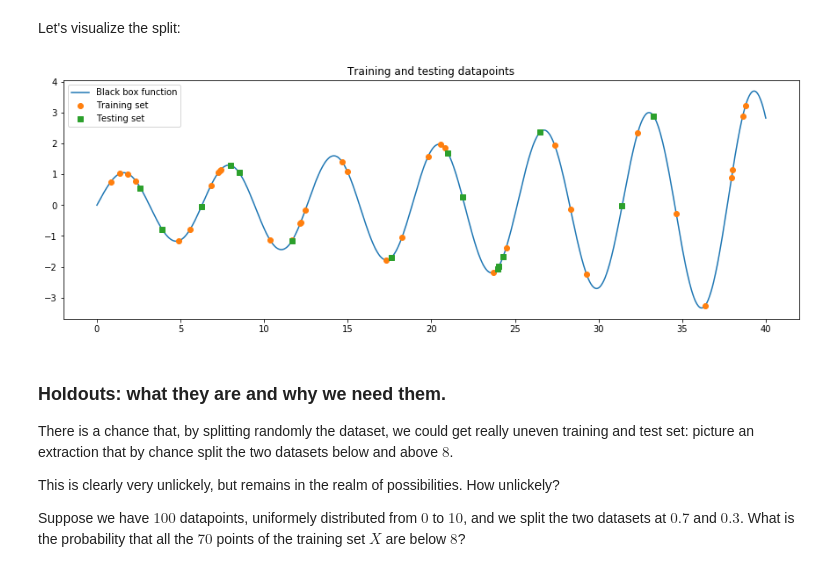
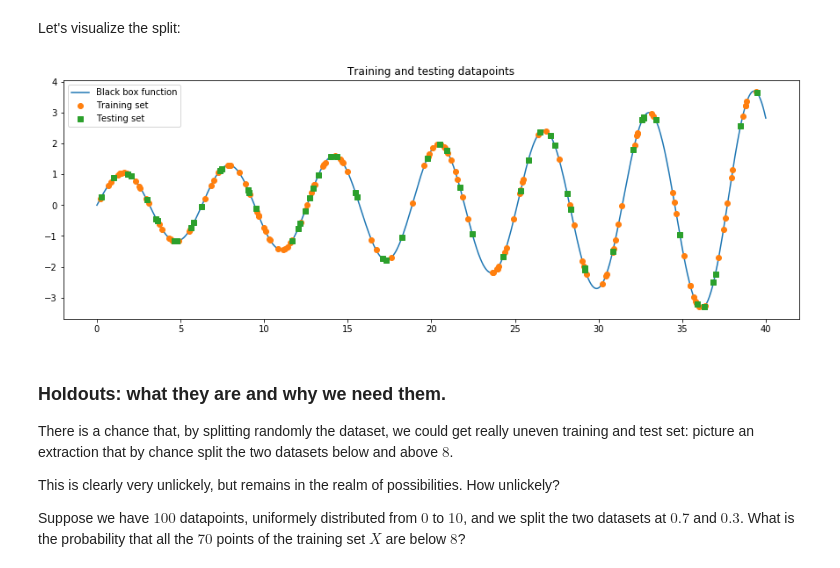
Before and after one commit to LucaCappelletti94/Master-in-Bioinformatics-and-Functional-genomics, a Jupyter notebook: 1 - 6:05:2019 - Lesson on MLP/Lesson on MLP.ipynb, the cells around one changed output. Saved outputs shown, nothing was run; the diff lists cells and outputs as text; code cells hidden in the pictures.

```diff
--- a/1 - 6:05:2019 - Lesson on MLP/Lesson on MLP.ipynb
+++ b/1 - 6:05:2019 - Lesson on MLP/Lesson on MLP.ipynb
@@ -149,21 +151,21 @@ Let's visualize the split:
 # %%
 def plot_dataset_split(x_train:np.ndarray, x_test:np.ndarray, y_train:np.ndarray, y_test:np.ndarray):
     """Plot the goiven dataset split over the black box function.
         x_train:np.ndarray, the input reserved for the training set.
         x_test:np.ndarray, the input reserved for the testing set.
         y_train:np.ndarray, the output reserved for the training set.
         y_test:np.ndarray, the output reserved for the testing set.
     """
     plot_black_box()
-    plt.plot(x_train,y_train, "o", label='Training set')
-    plt.plot(x_test,y_test, "s", label='Testing set')
+    plt.plot(x_train, y_train, "o", label='Training set')
+    plt.plot(x_test, y_test, "s", label='Testing set')
 
-plot_dataset_split(*split_dataset(black_box_sampler(50), 42))
+plot_dataset_split(*split_dataset(black_box_sampler(N), 42))
 plt.title("Training and testing datapoints")
 plt.legend()
 plt.show()
 # %% [output]
-[figure, old version]
+[figure, new version]
 # %% [markdown]
 ### Holdouts: what they are and why we need them.
 There is a chance that, by splitting randomly the dataset, we could get really uneven training and test set: picture an extraction that by chance split the two datasets below and above $8$.
```
Also changed, not shown: parts of 22 cells of this notebook.
